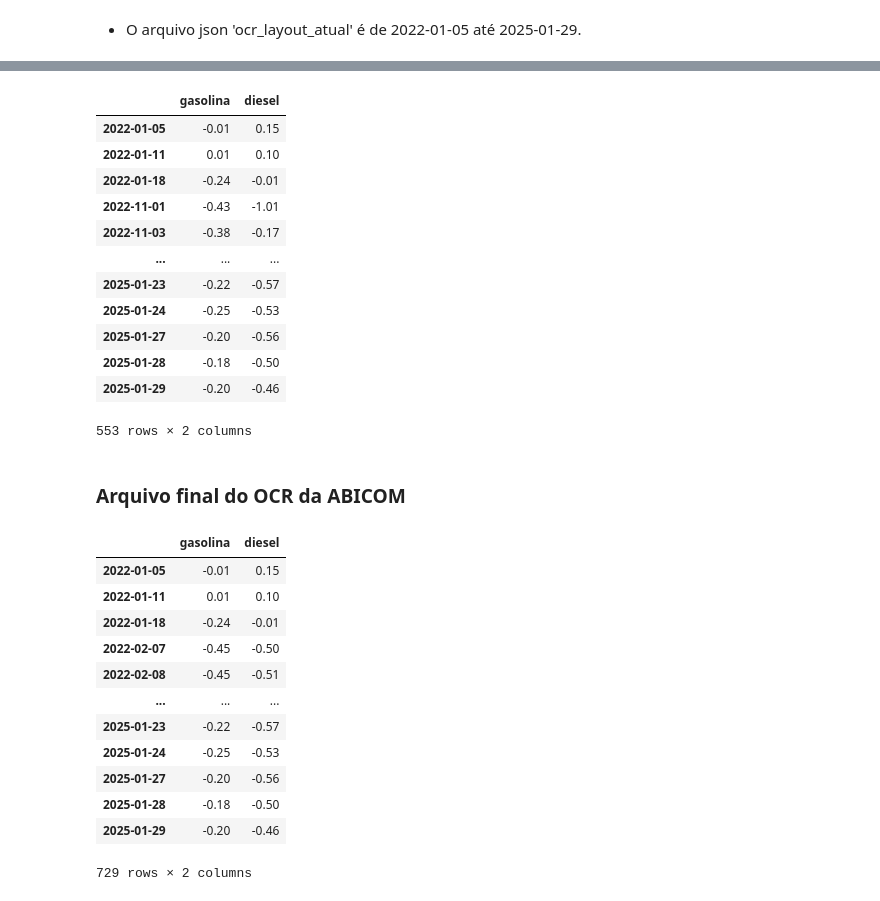
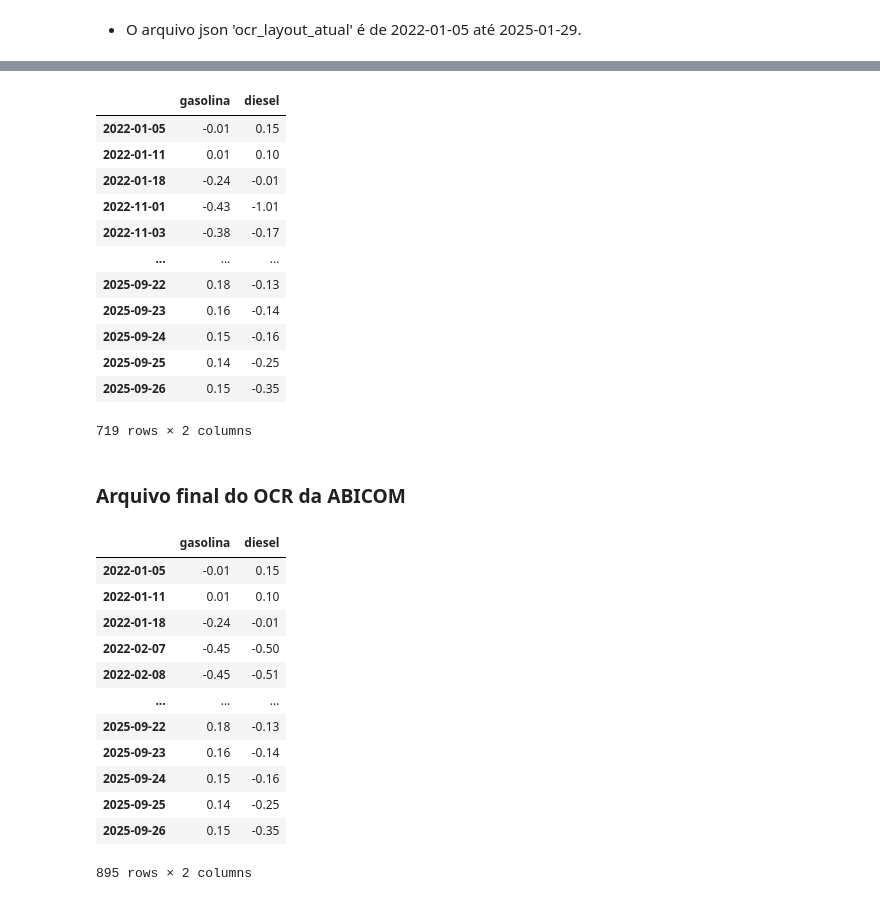
Before and after one commit to vsaito10/ocr_abicom, a Jupyter notebook: abicom.ipynb, the cells around one changed output, grey strips where cells are left out. Saved outputs shown, nothing was run; the diff lists cells and outputs as text; code cells hidden in the pictures.

Commit message:
atualizei os dados até o dia 2025-09-26

```diff
--- a/abicom.ipynb
+++ b/abicom.ipynb
@@ -1196,6 +1196,35 @@ df_num_defasagem_layout_atual.loc['2024-12-23', 'gasolina'] = -0.12
 df_num_defasagem_layout_atual.loc['2024-12-23', 'diesel'] = -0.40
 # 2025-01-24
 df_num_defasagem_layout_atual.loc['2025-01-24', 'gasolina'] = -0.25
+# 2025-02-10
+df_num_defasagem_layout_atual.loc['2025-02-10', 'gasolina'] = -0.14
+df_num_defasagem_layout_atual.loc['2025-02-10', 'diesel'] = -0.18
+# 2025-02-12
+df_num_defasagem_layout_atual.loc['2025-02-12', 'gasolina'] = -0.21
+df_num_defasagem_layout_atual.loc['2025-02-12', 'diesel'] = -0.31
+# 2025-03-28
+df_num_defasagem_layout_atual.loc['2025-03-28', 'gasolina'] = -0.03
+df_num_defasagem_layout_atual.loc['2025-03-28', 'diesel'] = -0.03
+# 2025-03-31
+df_num_defasagem_layout_atual.loc['2025-03-31', 'gasolina'] = -0.06
+df_num_defasagem_layout_atual.loc['2025-03-31', 'diesel'] = 0.05
+# 2025-04-02
+df_num_defasagem_layout_atual.loc['2025-04-02', 'gasolina'] = -0.12
+df_num_defasagem_layout_atual.loc['2025-04-02', 'diesel'] = -0.15
+# 2025-05-19
+df_num_defasagem_layout_atual.loc['2025-05-19', 'gasolina'] = -0.03
+# 2025-06-03
+df_num_defasagem_layout_atual.loc['2025-06-03', 'gasolina'] = -0.05
+df_num_defasagem_layout_atual.loc['2025-06-03', 'diesel'] = -0.02
+# 2025-06-17
+df_num_defasagem_layout_atual.loc['2025-06-17', 'gasolina'] = -0.10
+# 2025-06-24
+df_num_defasagem_layout_atual.loc['2025-06-24', 'gasolina'] = -0.07
+# 2025-07-14
+df_num_defasagem_layout_atual.loc['2025-07-14', 'gasolina'] = -0.03
+df_num_defasagem_layout_atual.loc['2025-07-14', 'diesel'] = -0.48
+# 2025-07-31
+df_num_defasagem_layout_atual.loc['2025-07-31', 'gasolina'] = -0.17
 
 # Criando as linhas das imagens que o OCR não funcionou
 index_20240612 = pd.to_datetime('2024-06-12', format='%Y-%m-%d')
@@ -1213,41 +1242,42 @@ row_20241217 = pd.DataFrame([{'gasolina': -0.18,'diesel': -0.43}], index=[index_
 index_20241218 = pd.to_datetime('2024-12-18', format='%Y-%m-%d')
 row_20241218 = pd.DataFrame([{'gasolina': -0.18,'diesel': -0.46}], index=[index_20241218])
 index_20241219 = pd.to_datetime('2024-12-19', format='%Y-%m-%d')
 row_20241219 = pd.DataFrame([{'gasolina': -0.16,'diesel': -0.47}], index=[index_20241219])
 index_20241220 = pd.to_datetime('2024-12-20', format='%Y-%m-%d')
 row_20241220 = pd.DataFrame([{'gasolina': -0.14,'diesel': -0.48}], index=[index_20241220])
 index_20241226 = pd.to_datetime('2024-12-26', format='%Y-%m-%d')
 row_20241226 = pd.DataFrame([{'gasolina': -0.18,'diesel': -0.39}], index=[index_20241226])
-
+index_20250620 = pd.to_datetime('2025-06-20', format='%Y-%m-%d')
+row_20250620 = pd.DataFrame([{'gasolina': -0.19,'diesel': -0.56}], index=[index_20250620])
 
 # Criando um novo DataFrame com todas as linhas concatenadas
 df_linhas_novas = pd.concat([
     row_20240612, row_20241211, row_20241212, row_20241213,
     row_20241216, row_20241217, row_20241218, row_20241219,
-    row_20241220, row_20241226
+    row_20241220, row_20241226, row_20250620
 ])
 
 # Adicionando a nova linha ao df
 df_num_defasagem_layout_atual = pd.concat([df_num_defasagem_layout_atual, df_linhas_novas])
 
 # Ordenando o df pelo índice
 df_num_defasagem_layout_atual = df_num_defasagem_layout_atual.sort_index()
 
 df_num_defasagem_layout_atual
 # %% [output]
 |  | gasolina | diesel |
 | 2022-01-05 | -0.01 | 0.15 |
 | 2022-01-11 | 0.01 | 0.10 |
 | 2022-01-18 | -0.24 | -0.01 |
 | 2022-11-01 | -0.43 | -1.01 |
 | 2022-11-03 | -0.38 | -0.17 |
 | ... | ... | ... |
-| 2025-01-23 | -0.22 | -0.57 |
-| 2025-01-24 | -0.25 | -0.53 |
-| 2025-01-27 | -0.20 | -0.56 |
-| 2025-01-28 | -0.18 | -0.50 |
-| 2025-01-29 | -0.20 | -0.46 |
+| 2025-09-22 | 0.18 | -0.13 |
+| 2025-09-23 | 0.16 | -0.14 |
+| 2025-09-24 | 0.15 | -0.16 |
+| 2025-09-25 | 0.14 | -0.25 |
+| 2025-09-26 | 0.15 | -0.35 |
-553 rows × 2 columns
+719 rows × 2 columns
 # %% [markdown]
 ### Arquivo final do OCR da ABICOM
 # %%
@@ -1265,12 +1295,12 @@ df_abicom_ocr
 | 2022-02-07 | -0.45 | -0.50 |
 | 2022-02-08 | -0.45 | -0.51 |
 | ... | ... | ... |
-| 2025-01-23 | -0.22 | -0.57 |
-| 2025-01-24 | -0.25 | -0.53 |
-| 2025-01-27 | -0.20 | -0.56 |
-| 2025-01-28 | -0.18 | -0.50 |
-| 2025-01-29 | -0.20 | -0.46 |
+| 2025-09-22 | 0.18 | -0.13 |
+| 2025-09-23 | 0.16 | -0.14 |
+| 2025-09-24 | 0.15 | -0.16 |
+| 2025-09-25 | 0.14 | -0.25 |
+| 2025-09-26 | 0.15 | -0.35 |
-729 rows × 2 columns
+895 rows × 2 columns
 # %%
 # Plotando a defasagem dos combustíveis
 fig = go.Figure()
```
Also changed, not shown: parts of 2 cells of this notebook, 1 other file.
